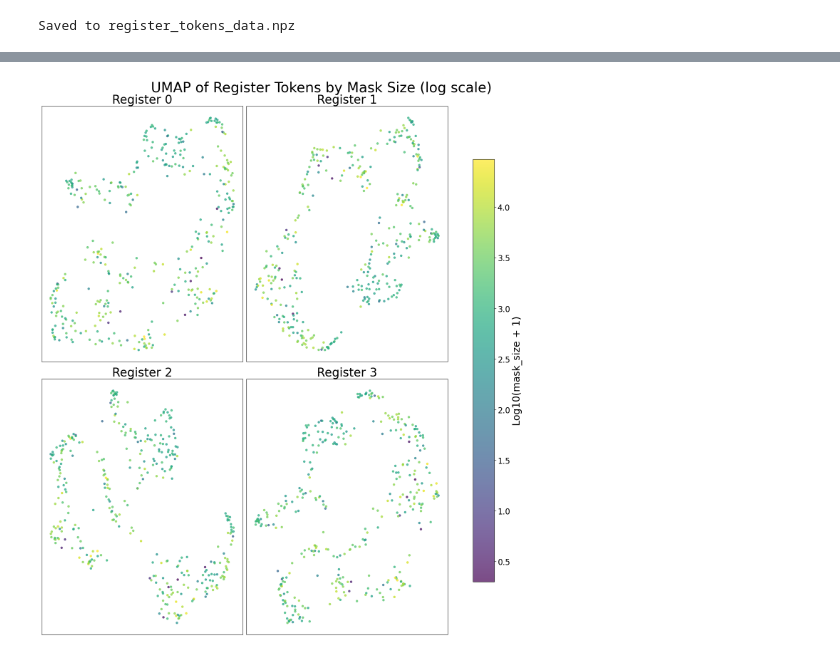
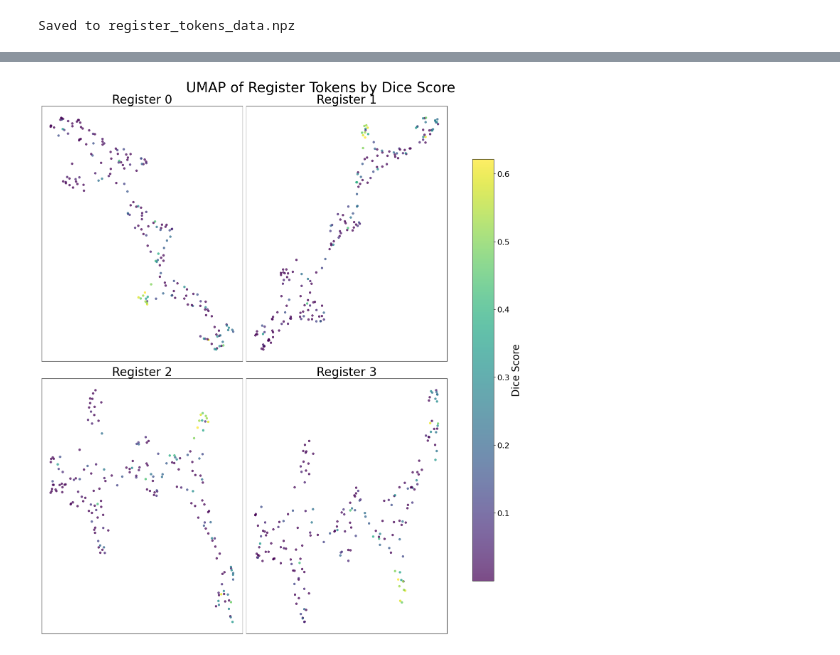
Before and after one commit to tidiane-camaret/ic_segmentation, a Jupyter notebook: results/register_tokens.ipynb, the cells around one changed output, grey strips where cells are left out. Drawn from its saved outputs; the diff is of its cells as text; code cells hidden in the pictures.

```diff
--- a/results/register_tokens.ipynb
+++ b/results/register_tokens.ipynb
@@ -3,7 +3,7 @@
 import numpy as np
 from pathlib import Path
 
-results_dir = Path("/nfs/data/nii/data1/Analysis/camaret___in_context_segmentation/ANALYSIS_20251122/results/totalseg2d_patch_icl")
+results_dir = Path("/nfs/data/nii/data1/Analysis/camaret___in_context_segmentation/ANALYSIS_20251122/results/checkpoints/2026-02-24_pious-leaf-117_register_tokens")
 case_dirs = sorted([d for d in results_dir.iterdir() if d.is_dir()])
 print(f"Found {len(case_dirs)} cases")
 # %% [output]
@@ -39,9 +83,11 @@ Unique labels: 16
 # %%
 # Stack into arrays for analysis
-all_tokens = np.stack([register_tokens[name] for name in case_names], axis=0)  # (N, 8, 512)
+all_tokens = np.stack([register_tokens[name] for name in case_names], axis=0)  # (N, R, D)
 labels_array = np.array(labels)
+dices_array = np.array(dices)
 unique_labels = sorted(set(labels))
 
 print(f"All tokens shape: {all_tokens.shape}")
 print(f"Labels: {unique_labels[:10]}...")  # Show first 10
+print(f"Dice range: [{np.nanmin(dices_array):.3f}, {np.nanmax(dices_array):.3f}], mean={np.nanmean(dices_array):.3f}")
 # %% [output]
@@ -51,8 +98,9 @@ Labels: ['aorta', 'autochthon_left', 'autochthon_right', 'esophagus', 'heart', '
 # Basic statistics per register token
 print("=== Register Token Statistics ===\n")
 
-for reg_idx in range(8):
-    reg_tokens = all_tokens[:, reg_idx, :]  # (N, 512)
+n_registers = all_tokens.shape[1]
+for reg_idx in range(n_registers):
+    reg_tokens = all_tokens[:, reg_idx, :]  # (N, D)
     mean_norm = np.linalg.norm(reg_tokens, axis=1).mean()
     std_norm = np.linalg.norm(reg_tokens, axis=1).std()
 
@@ -116,15 +162,17 @@ print(f"Saved to {output_dir / 'register_tokens_data.npz'}")
 Saved to register_tokens_data.npz
 # %%
 # 2D projection per register token using UMAP
+# Each register gets its own embedding, plotting individual cases (not averaged)
 from umap import UMAP
 import matplotlib.pyplot as plt
 
 # Compute UMAP embedding for each register separately
 embeddings = {}  # reg_idx -> (N, 2)
+n_registers = all_tokens.shape[1]
 
-for reg_idx in range(8):
-    reg_tokens = all_tokens[:, reg_idx, :]  # (N, 512)
-    reducer = UMAP(n_components=2, n_neighbors=15, min_dist=0.1)
+for reg_idx in range(n_registers):
+    reg_tokens = all_tokens[:, reg_idx, :]  # (N, D) - one token per case
+    reducer = UMAP(n_components=2, n_neighbors=15, min_dist=0.1, random_state=42)
     embeddings[reg_idx] = reducer.fit_transform(reg_tokens)
     print(f"Register {reg_idx}: embedded {reg_tokens.shape} -> {embeddings[reg_idx].shape}")
 # %% [output]
@@ -194,30 +382,41 @@ Mask sizes: min=1, max=29759, mean=3183
 # %%
-# Plot embeddings colored by mask_sizes for first 4 registers in 2x2 layout
+# Plot embeddings colored by mask_sizes or dice scores
+# Use dice if masks not available
+
+if has_masks and (~np.isnan(mask_sizes)).sum() > 0:
+    color_values = np.log10(np.nan_to_num(mask_sizes, nan=1) + 1)
+    color_label = 'Log10(mask_size + 1)'
+    title_suffix = 'Mask Size (log scale)'
+else:
+    color_values = dices_array
+    color_label = 'Dice Score'
+    title_suffix = 'Dice Score'
+
 fig, axes = plt.subplots(2, 2, figsize=(16, 16))
 axes = axes.flatten()
 
-for reg_idx in range(4):
+n_plot = min(4, n_registers)
+for reg_idx in range(n_plot):
     ax = axes[reg_idx]
     emb = embeddings[reg_idx]
 
     scatter = ax.scatter(emb[:, 0], emb[:, 1],
-                        c=np.log10(mask_sizes + 1),  # Log scale for better color distribution
+                        c=color_values,
                         cmap='viridis', s=15, alpha=0.7)
     ax.set_title(f'Register {reg_idx}', fontsize=24)
     ax.set_xticks([])
     ax.set_yticks([])
 
-plt.suptitle('UMAP of Register Tokens by Mask Size (log scale)', y=0.98, fontsize=28)
+plt.suptitle(f'UMAP of Register Tokens by {title_suffix}', y=0.98, fontsize=28)
 
 plt.tight_layout()
-plt.subplots_adjust(right=0.9)  # Make room for colorbar
+plt.subplots_adjust(right=0.9)
 
-# Add colorbar
-cbar = fig.colorbar(scatter, ax=axes, label='Log10(mask_size + 1)', shrink=0.8)
+cbar = fig.colorbar(scatter, ax=axes, label=color_label, shrink=0.8)
 cbar.ax.tick_params(labelsize=16)
-cbar.set_label('Log10(mask_size + 1)', fontsize=20)
+cbar.set_label(color_label, fontsize=20)
 
 plt.show()
 # %% [output]
-[figure, old version]
+[figure, new version]
 # %%
```
Also changed, not shown: parts of 15 cells of this notebook, 10 other files.
